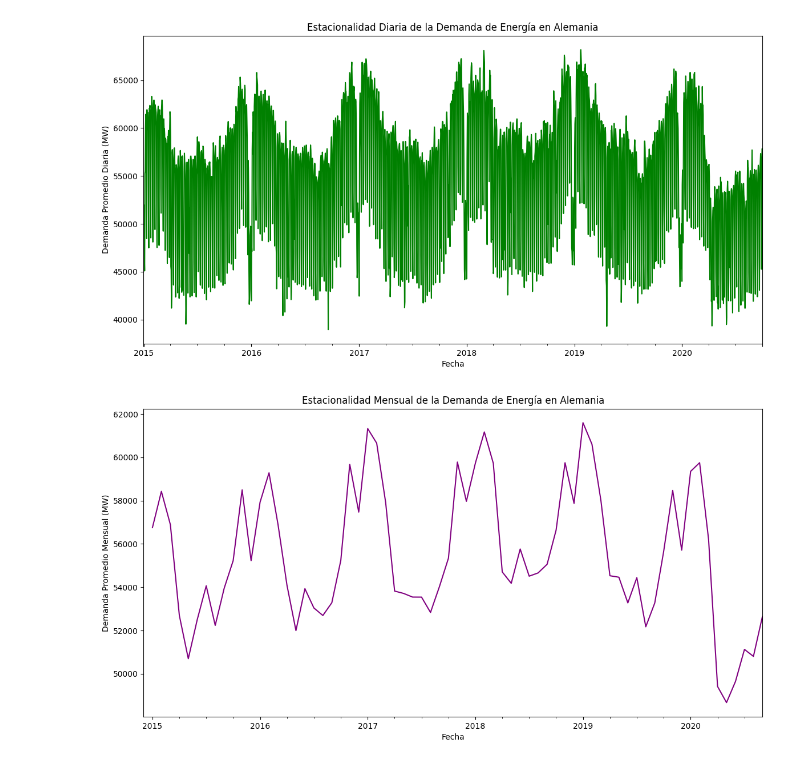
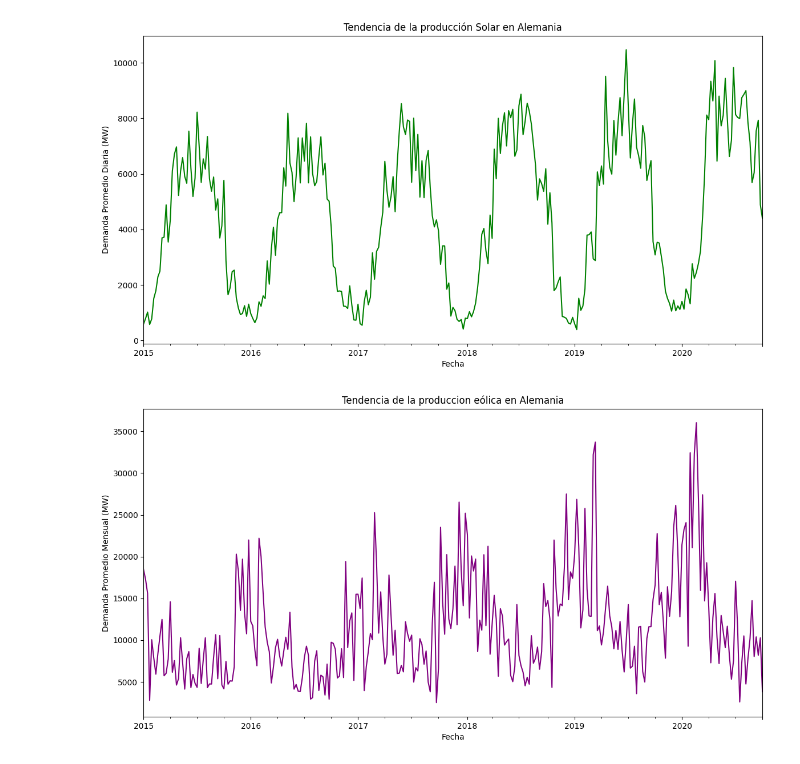
Before and after one commit to spectrox0/master-tfm, a Jupyter notebook: src/notebooks/Data_processing/Data_processing.ipynb, the cells around one changed output. Saved outputs shown, nothing was run; the diff lists cells and outputs as text; code cells hidden in the pictures.

```diff
--- a/src/notebooks/Data_processing/Data_processing.ipynb
+++ b/src/notebooks/Data_processing/Data_processing.ipynb
@@ -32,4 +53,4 @@ data = pd.read_csv('time_series_60min_singleindex.csv', parse_dates=['utc_timest
 # %%
 # Filtrar las columnas relevantes
-columns_of_interest = ['DE_solar_generation_actual', 'DE_wind_generation_actual', 'DE_load_actual_entsoe_transparency']
-data = data[columns_of_interest]
+variables_interes = ['DE_solar_generation_actual', 'DE_wind_generation_actual', 'DE_load_actual_entsoe_transparency','DE_LU_price_day_ahead']
+data = data[variables_interes]
@@ -35,0 +87,4 @@ data = data[columns_of_interest]
+# %%
+# Resamplear los datos a una resolución diaria y semanal
+data_diaria = data.resample('D').mean()
+data_semanal = data.resample('W').mean()
@@ -66,18 +225,18 @@ monthly_data = data['DE_load_actual_entsoe_transparency'].resample('M').mean()
 # %%
-# Gráfico 3: Estacionalidad diaria de la demanda de energía en Alemania
+# Gráfico 3: Estacionalidad semanal de la demanda de energía en Alemania
 plt.figure(figsize=(14, 7))
-daily_data.plot(title='Estacionalidad Diaria de la Demanda de Energía en Alemania', color='green')
+data_semanal['DE_solar_generation_actual'].plot(title='Tendencia de la producción Solar en Alemania', color='green')
 plt.xlabel('Fecha')
 plt.ylabel('Demanda Promedio Diaria (MW)')
 plt.show()
 # %% [output]
-[figure, old version]
+[figure, new version]
 # %%
 # Gráfico 4: Estacionalidad mensual de la demanda de energía en Alemania
 plt.figure(figsize=(14, 7))
-monthly_data.plot(title='Estacionalidad Mensual de la Demanda de Energía en Alemania', color='purple')
+data_semanal['DE_wind_generation_actual'].plot(title='Tendencia de la produccion eólica en Alemania', color='purple')
 plt.xlabel('Fecha')
 plt.ylabel('Demanda Promedio Mensual (MW)')
 plt.show()
 # %% [output]
-[figure, old version]
+[figure, new version]
```
Also changed, not shown: parts of 26 cells of this notebook, 1 other file.
